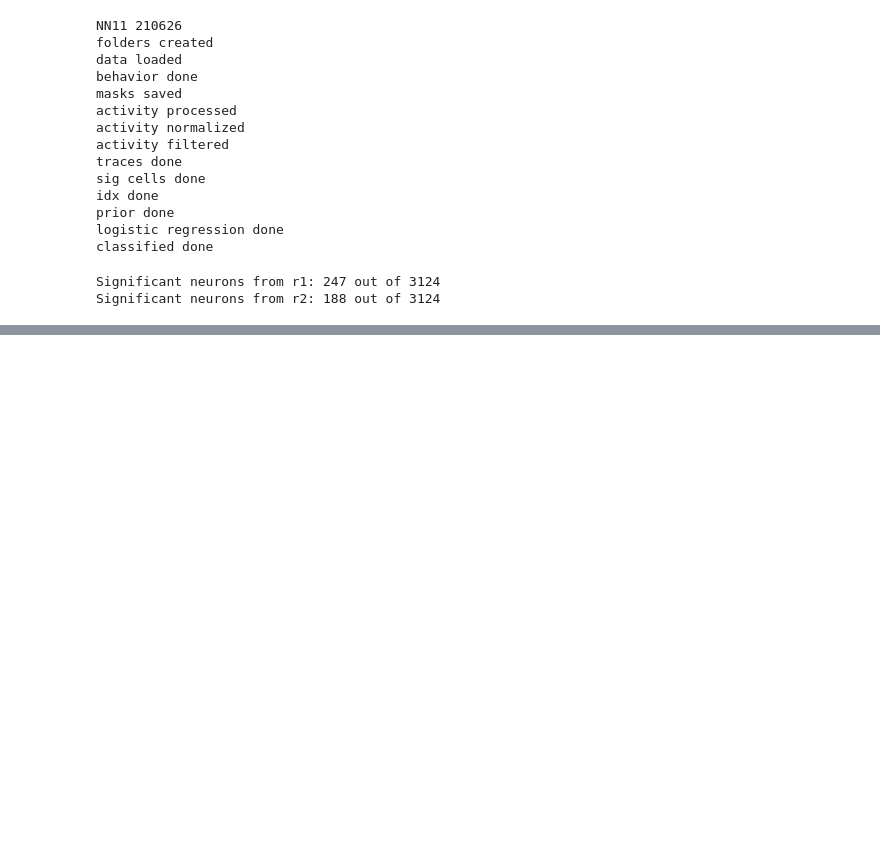
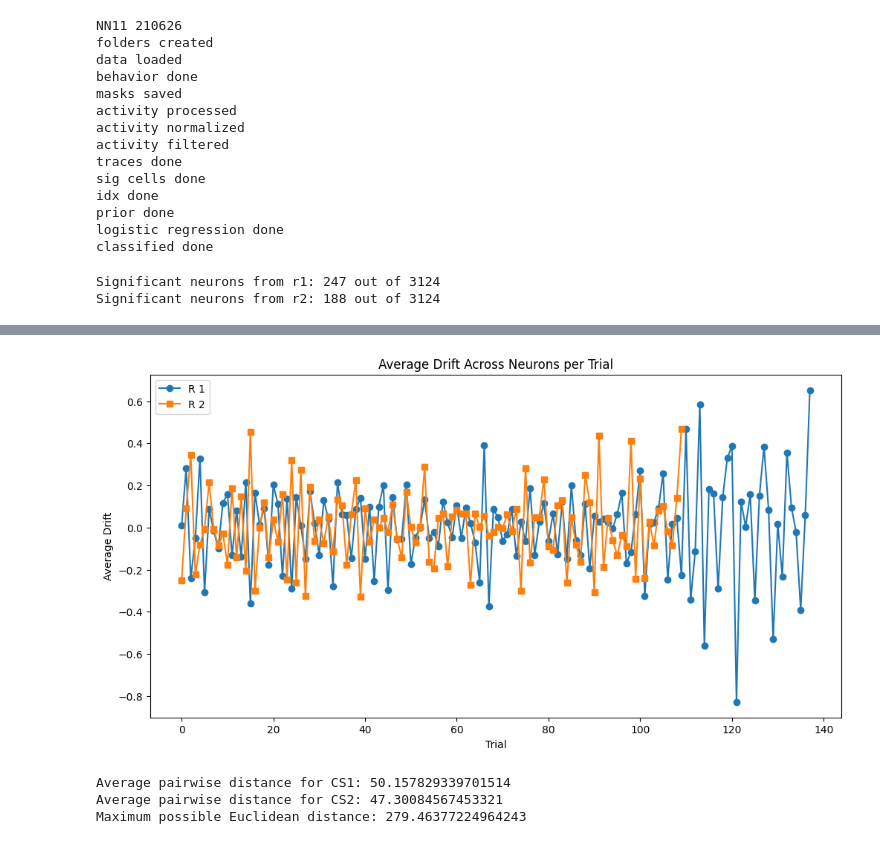
Before and after one commit to LheaLhea/representation_drift, a Jupyter notebook: predictions_nets.ipynb, the cells around one changed output, grey strips where cells are left out. Saved outputs shown, nothing was run; the diff lists cells and outputs as text; code cells hidden in the pictures; blank space fills up the shorter version.

```diff
--- a/predictions_nets.ipynb
+++ b/predictions_nets.ipynb
@@ -625,0 +865,56 @@ ValueError: all the input array dimensions except for the concatenation axis mus
+# %%
+def compute_drift_per_trial(activity_matrix):
+    """
+    Compute drift (current trial - previous trial) for each neuron.
+    :param activity_matrix: Trials x Neurons matrix of activity
+    :return: Drift matrix (Trials-1 x Neurons)
+    """
+    return activity_matrix[1:, :] - activity_matrix[:-1, :]
+
+drift_cs_1 = compute_drift_per_trial(mean_activity_r_1)  # Shape: (trials-1, neurons)
+drift_cs_2 = compute_drift_per_trial(mean_activity_r_2)  # Shape: (trials-1, neurons)
+# %%
+# Compute average drift per trial for CS 1 and CS 2
+mean_drift_cs_1 = drift_cs_1.mean(axis=1)
+mean_drift_cs_2 = drift_cs_2.mean(axis=1)
+
+# Plot average drift across trials
+plt.figure(figsize=(12, 6))
+plt.plot(mean_drift_cs_1, label="R 1", marker="o")
+plt.plot(mean_drift_cs_2, label="R 2", marker="s")
+plt.title("Average Drift Across Neurons per Trial")
+plt.xlabel("Trial")
+plt.ylabel("Average Drift")
+plt.legend()
+plt.show()
+# %% [output]
+[figure, added]
+# %%
+import numpy as np
+from scipy.spatial.distance import pdist
+
+# Assuming drift_cs_1 and drift_cs_2 are NumPy arrays of shape (trials-1, neurons)
+# Replace these with your actual data
+# drift_cs_1 = ...
+# drift_cs_2 = ...
+
+# Compute pairwise distances for drift_cs_1 and drift_cs_2
+pairwise_distances_cs_1 = pdist(drift_cs_1, metric='euclidean')
+pairwise_distances_cs_2 = pdist(drift_cs_2, metric='euclidean')
+
+# Calculate average pairwise distances
+average_distance_cs_1 = np.mean(pairwise_distances_cs_1)
+average_distance_cs_2 = np.mean(pairwise_distances_cs_2)
+
+# Calculate maximum possible Euclidean distance based on the range of values (0 to ~5)
+n_neurons = drift_cs_1.shape[1]  # Number of neurons (3124 in this case)
+max_distance = np.sqrt(n_neurons * (5**2))
+
+# Print results
+print(f"Average pairwise distance for CS1: {average_distance_cs_1}")
+print(f"Average pairwise distance for CS2: {average_distance_cs_2}")
+print(f"Maximum possible Euclidean distance: {max_distance}")
+# %% [output]
+Average pairwise distance for CS1: 50.157829339701514
+Average pairwise distance for CS2: 47.30084567453321
+Maximum possible Euclidean distance: 279.46377224964243
```
Also changed, not shown: parts of 13 cells of this notebook.
